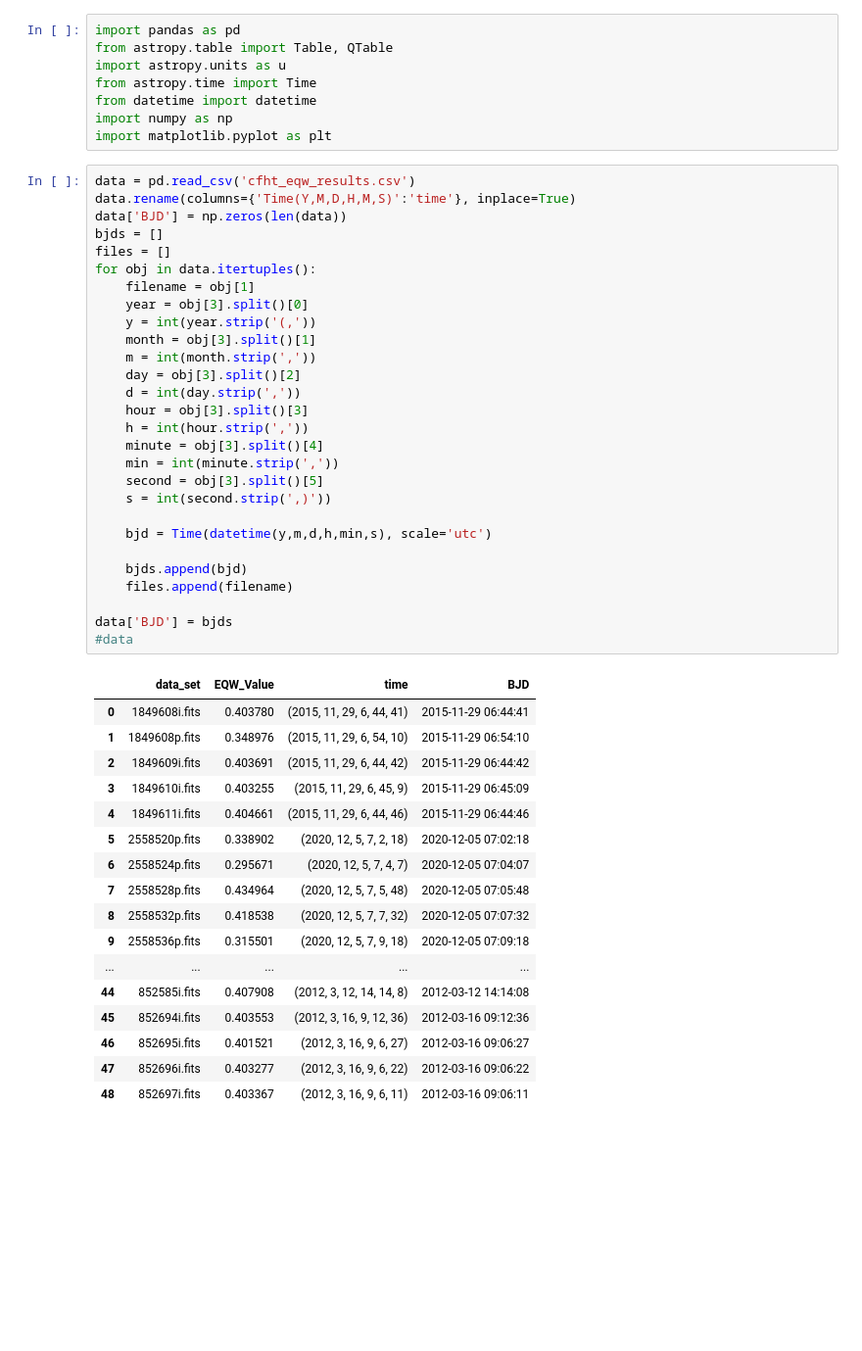
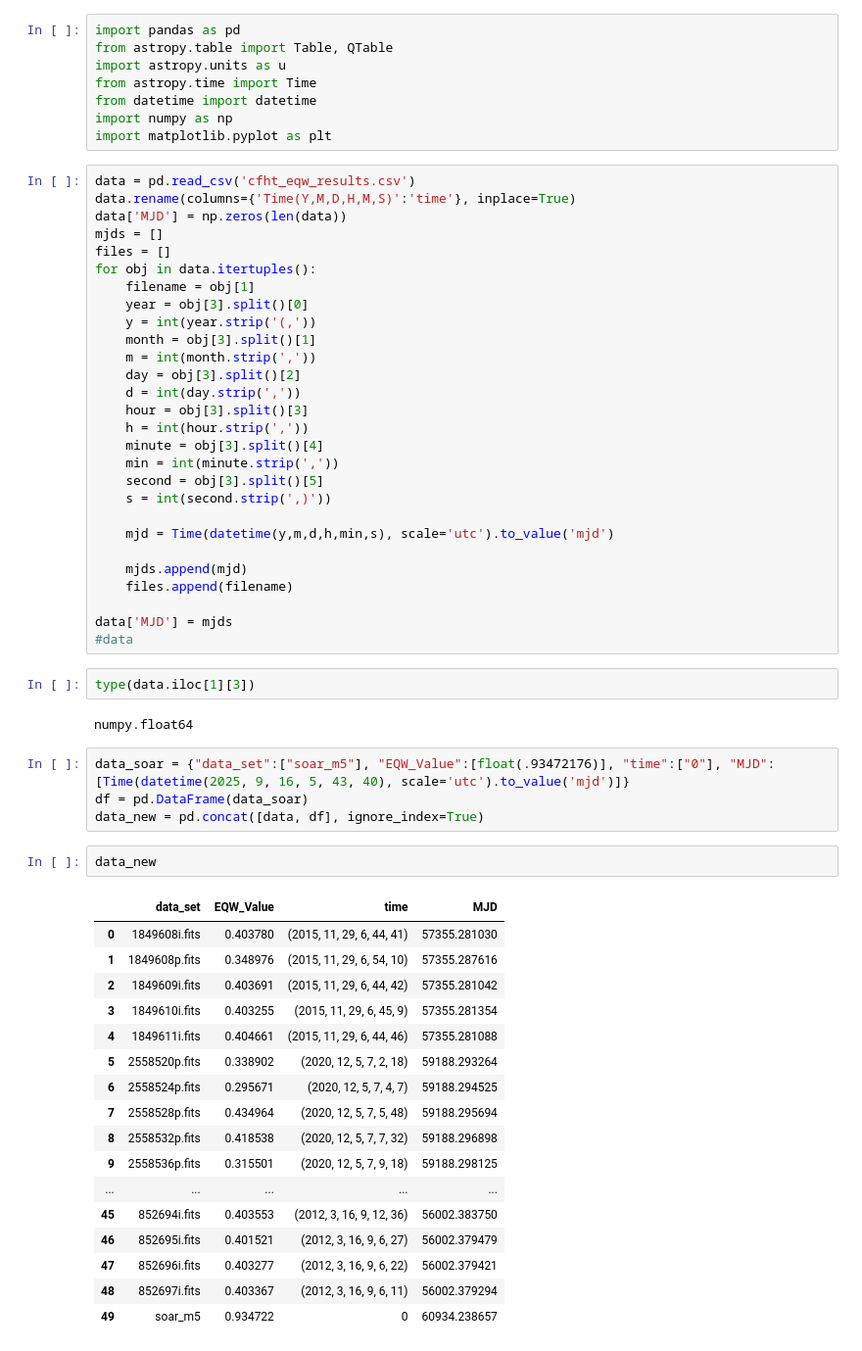
Before and after one commit to m-schochet/spi_phy905, a Jupyter notebook: analysis/figure.ipynb, the cells around one changed output. Shown: that part at 98% size. Drawn from its saved outputs; the diff is of its cells as text; blank space fills up the shorter version.

```diff
--- a/analysis/figure.ipynb
+++ b/analysis/figure.ipynb
@@ -9,8 +9,8 @@ import matplotlib.pyplot as plt
 # %%
 data = pd.read_csv('cfht_eqw_results.csv')
 data.rename(columns={'Time(Y,M,D,H,M,S)':'time'}, inplace=True)
-data['BJD'] = np.zeros(len(data))
-bjds = []
+data['MJD'] = np.zeros(len(data))
+mjds = []
 files = []
 for obj in data.itertuples():
     filename = obj[1]
@@ -27,29 +27,39 @@ for obj in data.itertuples():
     second = obj[3].split()[5]
     s = int(second.strip(',)'))
 
-    bjd = Time(datetime(y,m,d,h,min,s), scale='utc')
+    mjd = Time(datetime(y,m,d,h,min,s), scale='utc').to_value('mjd')
 
-    bjds.append(bjd)
+    mjds.append(mjd)
     files.append(filename)
 
-data['BJD'] = bjds
+data['MJD'] = mjds
 #data
-# %% [output]
-|  | data_set | EQW_Value | time | BJD |
-| 0 | 1849608i.fits | 0.403780 | (2015, 11, 29, 6, 44, 41) | 2015-11-29 06:44:41 |
-| 1 | 1849608p.fits | 0.348976 | (2015, 11, 29, 6, 54, 10) | 2015-11-29 06:54:10 |
-| 2 | 1849609i.fits | 0.403691 | (2015, 11, 29, 6, 44, 42) | 2015-11-29 06:44:42 |
-| 3 | 1849610i.fits | 0.403255 | (2015, 11, 29, 6, 45, 9) | 2015-11-29 06:45:09 |
-| 4 | 1849611i.fits | 0.404661 | (2015, 11, 29, 6, 44, 46) | 2015-11-29 06:44:46 |
-| 5 | 2558520p.fits | 0.338902 | (2020, 12, 5, 7, 2, 18) | 2020-12-05 07:02:18 |
-| 6 | 2558524p.fits | 0.295671 | (2020, 12, 5, 7, 4, 7) | 2020-12-05 07:04:07 |
-| 7 | 2558528p.fits | 0.434964 | (2020, 12, 5, 7, 5, 48) | 2020-12-05 07:05:48 |
-| 8 | 2558532p.fits | 0.418538 | (2020, 12, 5, 7, 7, 32) | 2020-12-05 07:07:32 |
-| 9 | 2558536p.fits | 0.315501 | (2020, 12, 5, 7, 9, 18) | 2020-12-05 07:09:18 |
-| ... | ... | ... | ... | ... |
-| 44 | 852585i.fits | 0.407908 | (2012, 3, 12, 14, 14, 8) | 2012-03-12 14:14:08 |
-| 45 | 852694i.fits | 0.403553 | (2012, 3, 16, 9, 12, 36) | 2012-03-16 09:12:36 |
-| 46 | 852695i.fits | 0.401521 | (2012, 3, 16, 9, 6, 27) | 2012-03-16 09:06:27 |
-| 47 | 852696i.fits | 0.403277 | (2012, 3, 16, 9, 6, 22) | 2012-03-16 09:06:22 |
-| 48 | 852697i.fits | 0.403367 | (2012, 3, 16, 9, 6, 11) | 2012-03-16 09:06:11 |
+# %%
+type(data.iloc[1][3])
+# %% [output]
+numpy.float64
+# %%
+data_soar = {"data_set":["soar_m5"], "EQW_Value":[float(.93472176)], "time":["0"], "MJD":[Time(datetime(2025, 9, 16, 5, 43, 40), scale='utc').to_value('mjd')]}
+df = pd.DataFrame(data_soar)
+data_new = pd.concat([data, df], ignore_index=True)
+# %%
+data_new
+# %% [output]
+|  | data_set | EQW_Value | time | MJD |
+| 0 | 1849608i.fits | 0.403780 | (2015, 11, 29, 6, 44, 41) | 57355.281030 |
+| 1 | 1849608p.fits | 0.348976 | (2015, 11, 29, 6, 54, 10) | 57355.287616 |
+| 2 | 1849609i.fits | 0.403691 | (2015, 11, 29, 6, 44, 42) | 57355.281042 |
+| 3 | 1849610i.fits | 0.403255 | (2015, 11, 29, 6, 45, 9) | 57355.281354 |
+| 4 | 1849611i.fits | 0.404661 | (2015, 11, 29, 6, 44, 46) | 57355.281088 |
+| 5 | 2558520p.fits | 0.338902 | (2020, 12, 5, 7, 2, 18) | 59188.293264 |
+| 6 | 2558524p.fits | 0.295671 | (2020, 12, 5, 7, 4, 7) | 59188.294525 |
+| 7 | 2558528p.fits | 0.434964 | (2020, 12, 5, 7, 5, 48) | 59188.295694 |
+| 8 | 2558532p.fits | 0.418538 | (2020, 12, 5, 7, 7, 32) | 59188.296898 |
+| 9 | 2558536p.fits | 0.315501 | (2020, 12, 5, 7, 9, 18) | 59188.298125 |
+| ... | ... | ... | ... | ... |
+| 45 | 852694i.fits | 0.403553 | (2012, 3, 16, 9, 12, 36) | 56002.383750 |
+| 46 | 852695i.fits | 0.401521 | (2012, 3, 16, 9, 6, 27) | 56002.379479 |
+| 47 | 852696i.fits | 0.403277 | (2012, 3, 16, 9, 6, 22) | 56002.379421 |
+| 48 | 852697i.fits | 0.403367 | (2012, 3, 16, 9, 6, 11) | 56002.379294 |
+| 49 | soar_m5 | 0.934722 | 0 | 60934.238657 |
 # %%
```
Also changed, not shown: parts of 2 cells of this notebook, 4 other files.
